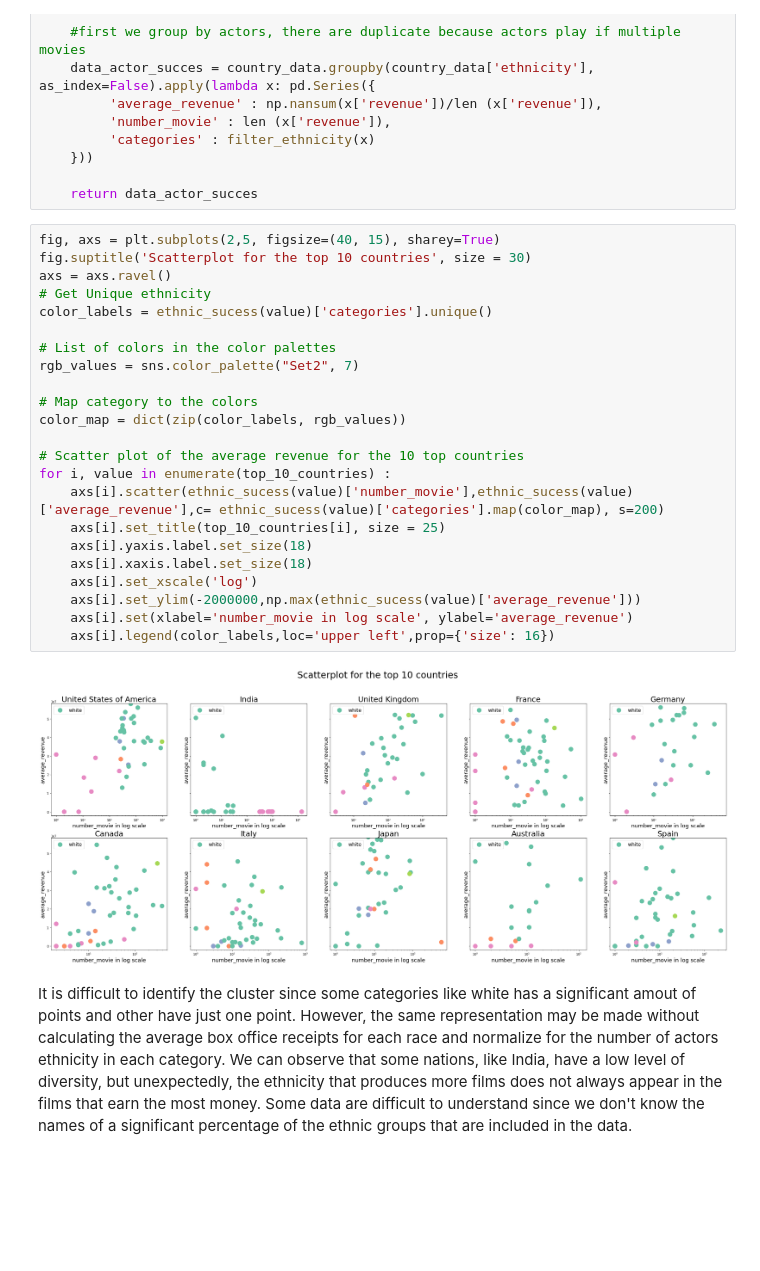
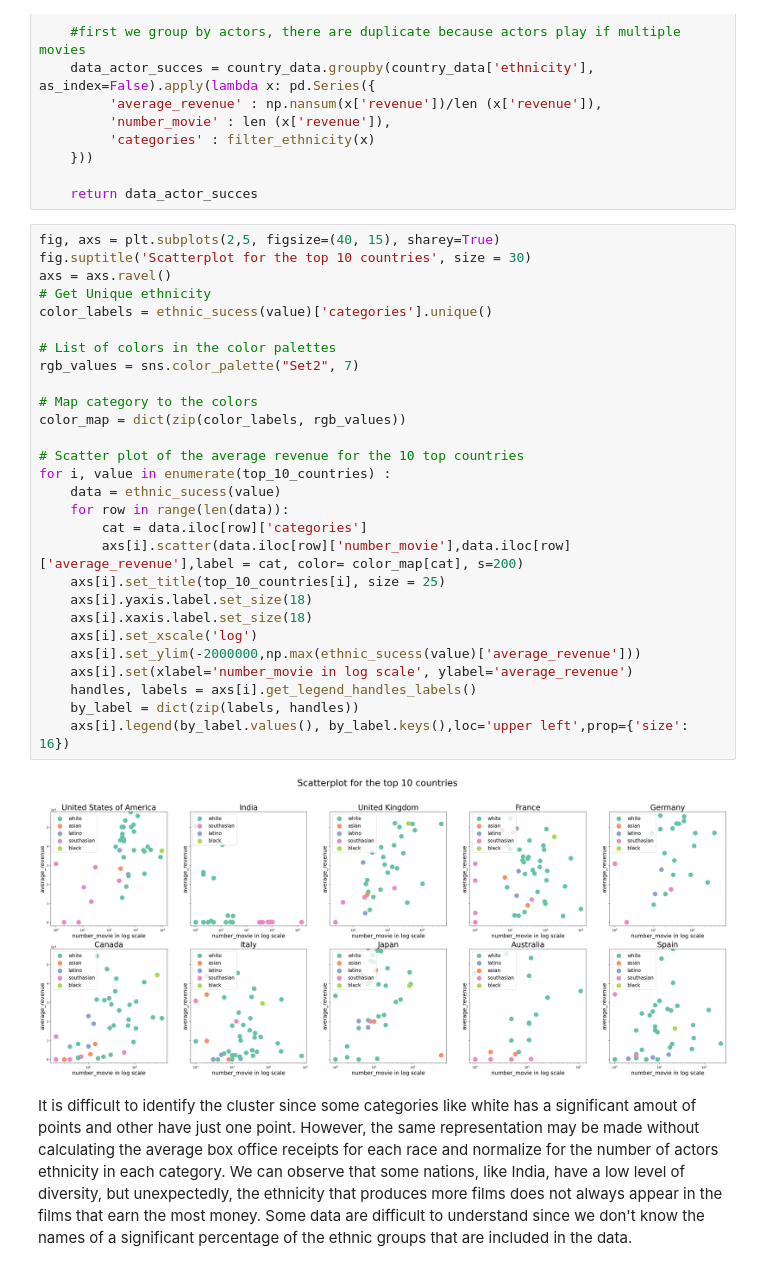
Before and after one commit to epfl-ada/ada-2022-project-borroworrob, a Jupyter notebook: main_milestone2.ipynb, the cells around one changed output. Drawn from its saved outputs; the diff is of its cells as text; blank space fills up the shorter version.

Commit message:
Add legend in last plot, add explanations where needed

```diff
--- a/main_milestone2.ipynb
+++ b/main_milestone2.ipynb
@@ -456,27 +466,32 @@ def ethnic_sucess (country) :
 # %%
 fig, axs = plt.subplots(2,5, figsize=(40, 15), sharey=True)
 fig.suptitle('Scatterplot for the top 10 countries', size = 30)
 axs = axs.ravel()
 # Get Unique ethnicity
 color_labels = ethnic_sucess(value)['categories'].unique()
 
 # List of colors in the color palettes
 rgb_values = sns.color_palette("Set2", 7)
 
 # Map category to the colors
 color_map = dict(zip(color_labels, rgb_values))
 
 # Scatter plot of the average revenue for the 10 top countries
 for i, value in enumerate(top_10_countries) :
-    axs[i].scatter(ethnic_sucess(value)['number_movie'],ethnic_sucess(value)['average_revenue'],c= ethnic_sucess(value)['categories'].map(color_map), s=200)
+    data = ethnic_sucess(value)
+    for row in range(len(data)):
+        cat = data.iloc[row]['categories']
+        axs[i].scatter(data.iloc[row]['number_movie'],data.iloc[row]['average_revenue'],label = cat, color= color_map[cat], s=200)
     axs[i].set_title(top_10_countries[i], size = 25)
     axs[i].yaxis.label.set_size(18)
     axs[i].xaxis.label.set_size(18)
     axs[i].set_xscale('log')
     axs[i].set_ylim(-2000000,np.max(ethnic_sucess(value)['average_revenue']))
     axs[i].set(xlabel='number_movie in log scale', ylabel='average_revenue')
-    axs[i].legend(color_labels,loc='upper left',prop={'size': 16})
+    handles, labels = axs[i].get_legend_handles_labels()
+    by_label = dict(zip(labels, handles))
+    axs[i].legend(by_label.values(), by_label.keys(),loc='upper left',prop={'size': 16})
 # %% [output]
-[figure, old version]
+[figure, new version]
 # %% [markdown]
 It is difficult to identify the cluster since some categories like white has a significant amout of points and other have just one point. However, the same representation may be made without calculating the average box office receipts for each race and normalize for the number of actors ethnicity in each category. We can observe that some nations, like India, have a low level of diversity, but unexpectedly, the ethnicity that produces more films does not always appear in the films that earn the most money. Some data are difficult to understand since we don't know the names of a significant percentage of the ethnic groups that are included in the data.
```
Also changed, not shown: parts of 18 cells of this notebook.
